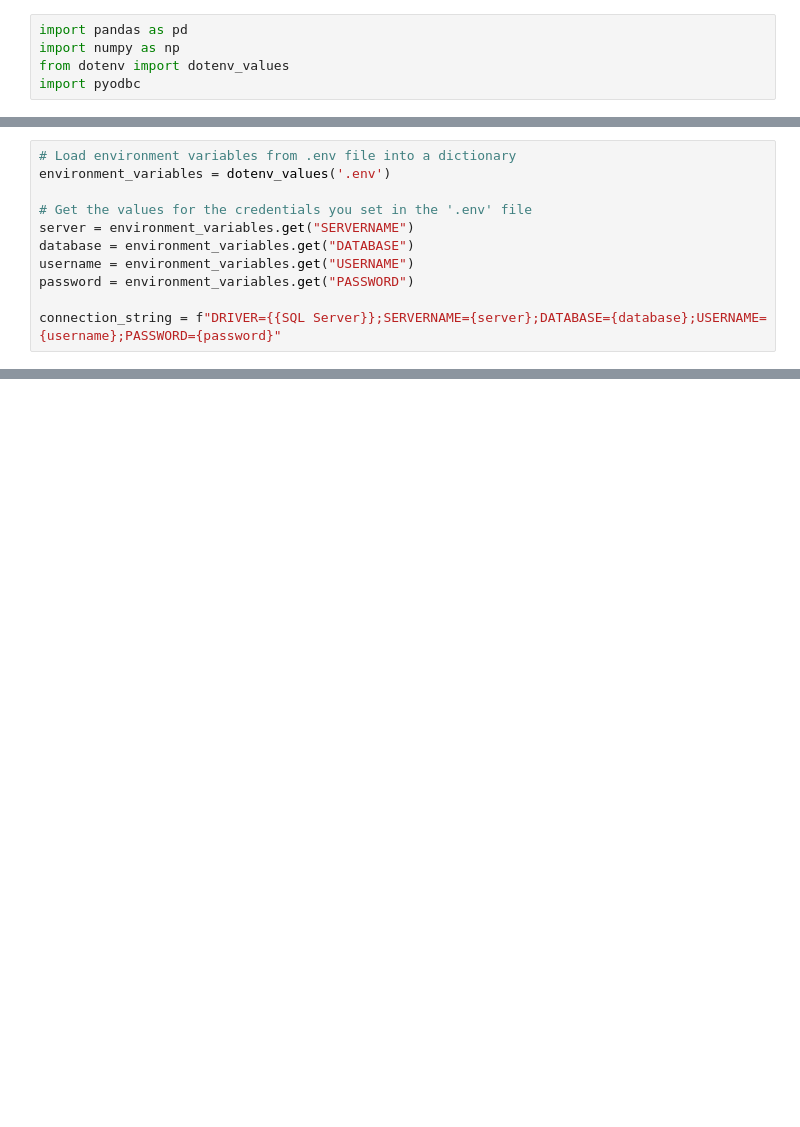
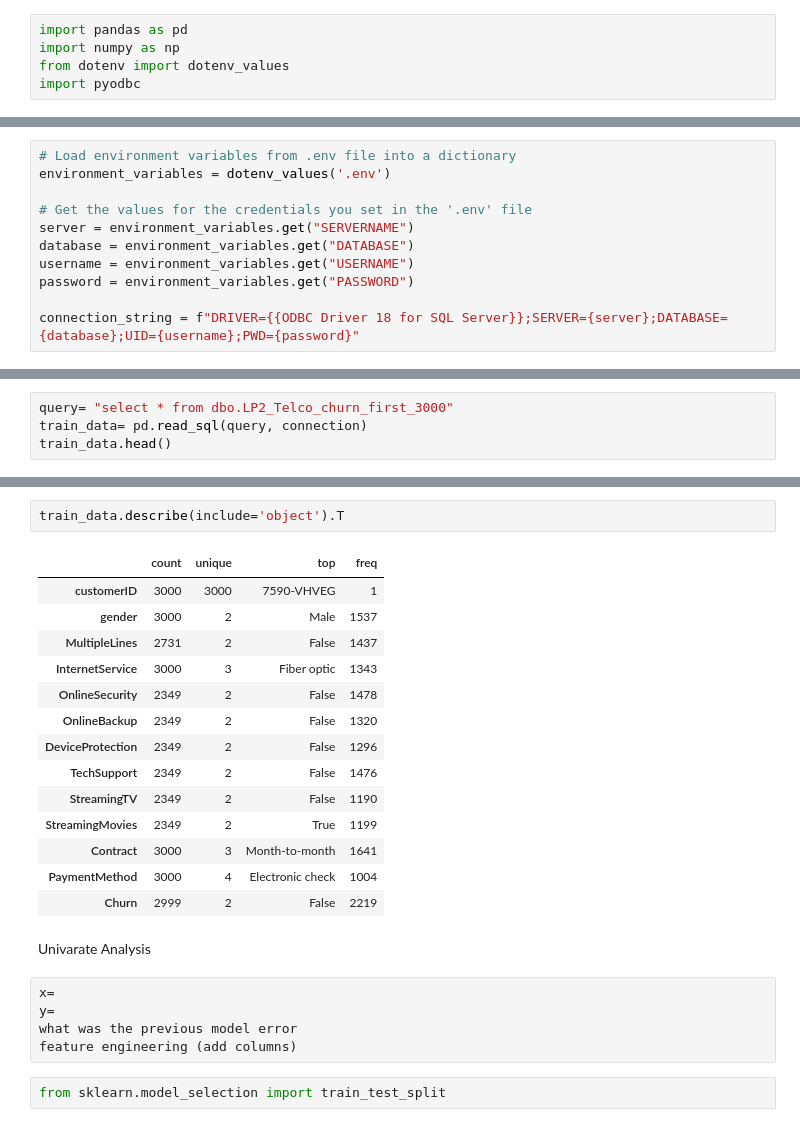
Before and after one commit to analystdee/lp2_customer_churn_prediction, a Jupyter notebook: file.ipynb, the cells around one changed output, grey strips where cells are left out. Cells and saved outputs as stored; diff of their text form; blank space fills up the shorter version.

```diff
--- a/file.ipynb
+++ b/file.ipynb
@@ -13,4 +59,4 @@ database = environment_variables.get("DATABASE")
 username = environment_variables.get("USERNAME")
 password = environment_variables.get("PASSWORD")
 
-connection_string = f"DRIVER={{SQL Server}};SERVERNAME={server};DATABASE={database};USERNAME={username};PASSWORD={password}"
+connection_string = f"DRIVER={{ODBC Driver 18 for SQL Server}};SERVER={server};DATABASE={database};UID={username};PWD={password}"
@@ -20,0 +69,4 @@ OperationalError: ('08001', '[08001] [Microsoft][ODBC SQL Server Driver]Neither
+# %%
+query= "select * from dbo.LP2_Telco_churn_first_3000"
+train_data= pd.read_sql(query, connection)
+train_data.head()
@@ -20,0 +155,26 @@ OperationalError: ('08001', '[08001] [Microsoft][ODBC SQL Server Driver]Neither
+# %%
+train_data.describe(include='object').T
+# %% [output]
+|  | count | unique | top | freq |
+| customerID | 3000 | 3000 | 7590-VHVEG | 1 |
+| gender | 3000 | 2 | Male | 1537 |
+| MultipleLines | 2731 | 2 | False | 1437 |
+| InternetService | 3000 | 3 | Fiber optic | 1343 |
+| OnlineSecurity | 2349 | 2 | False | 1478 |
+| OnlineBackup | 2349 | 2 | False | 1320 |
+| DeviceProtection | 2349 | 2 | False | 1296 |
+| TechSupport | 2349 | 2 | False | 1476 |
+| StreamingTV | 2349 | 2 | False | 1190 |
+| StreamingMovies | 2349 | 2 | True | 1199 |
+| Contract | 3000 | 3 | Month-to-month | 1641 |
+| PaymentMethod | 3000 | 4 | Electronic check | 1004 |
+| Churn | 2999 | 2 | False | 2219 |
+# %% [markdown]
+Univarate Analysis
+# %%
+x=
+y=
+what was the previous model error
+feature engineering (add columns)
+# %%
+from sklearn.model_selection import train_test_split
```
Also changed, not shown: parts of 19 cells of this notebook.
